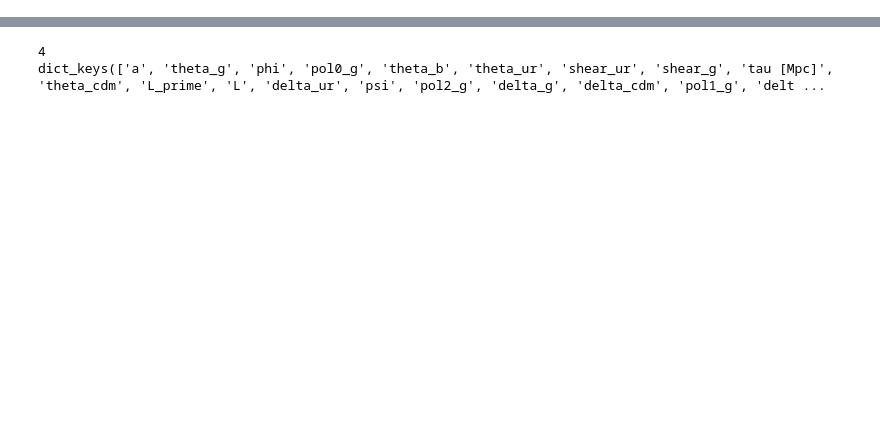
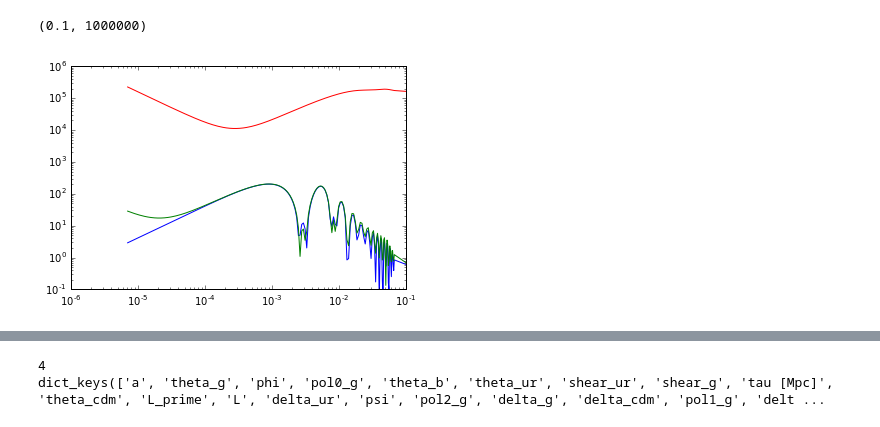
Before and after one commit to ThomasTram/CLASSmods, a Jupyter notebook: Plot_Spatial_Gauge.ipynb, the cells around one changed output, grey strips where cells are left out. Saved outputs shown, nothing was run; the diff lists cells and outputs as text; code cells hidden in the pictures; blank space fills up the shorter version.

```diff
--- a/Plot_Spatial_Gauge.ipynb
+++ b/Plot_Spatial_Gauge.ipynb
@@ -29,0 +54,9 @@ plt.ylim([1e-2,10])
+# %%
+k = tks0['k (h/Mpc)']*cosmo.h()
+plt.loglog(k,np.abs( tks0['L']),
+           k,np.abs( tks0['L_prime'] ),
+           k,np.abs(1/k* tks0['d_cdm'] ))
+plt.ylim([0.1,1000000])
+# %% [output]
+(0.1, 1000000)
+[figure, added]
```
Also changed, not shown: parts of 9 cells of this notebook, 2 other files.
